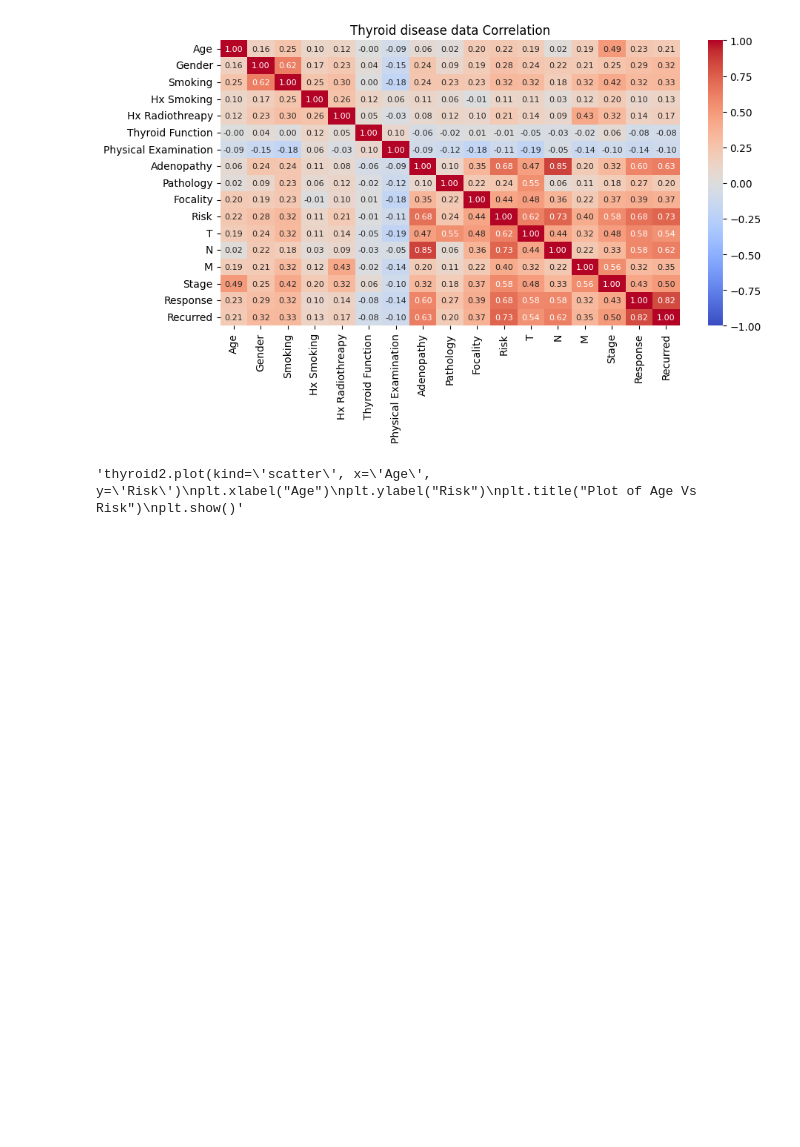
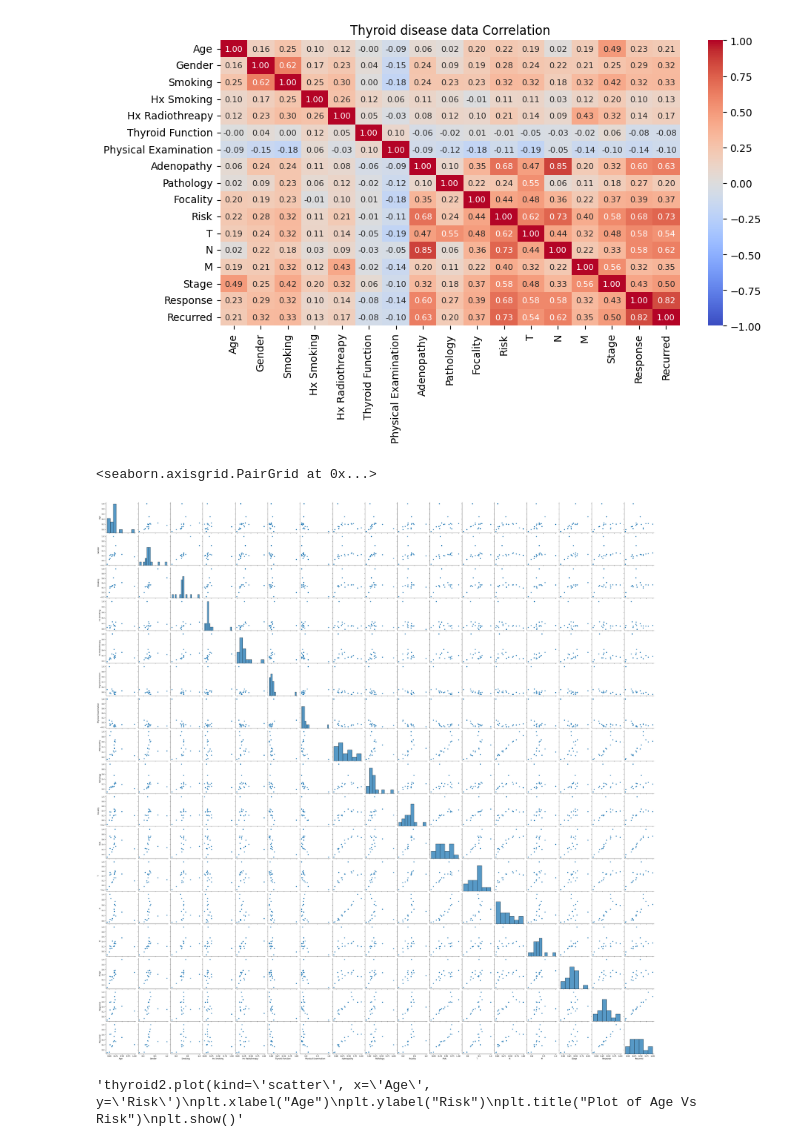
Before and after one commit to precious-05/Python-Guide, a Jupyter notebook: practicePandas/10Correlation.ipynb, the cells around one changed output. Drawn from its saved outputs; the diff is of its cells as text; code cells hidden in the pictures; blank space fills up the shorter version.

```diff
--- a/practicePandas/10Correlation.ipynb
+++ b/practicePandas/10Correlation.ipynb
@@ -145,7 +145,10 @@ plt.show()
 # %% [output]
 [figure]
 # %%
-#sb.pairplot(cor1)
+sb.pairplot(cor1)
+# %% [output]
+<seaborn.axisgrid.PairGrid at 0x...>
+[figure, added]
 # %%
 """thyroid2.plot(kind='scatter', x='Age', y='Risk')
 plt.xlabel("Age")
```
Also changed, not shown: parts of 1 cell of this notebook, 3 other files.
